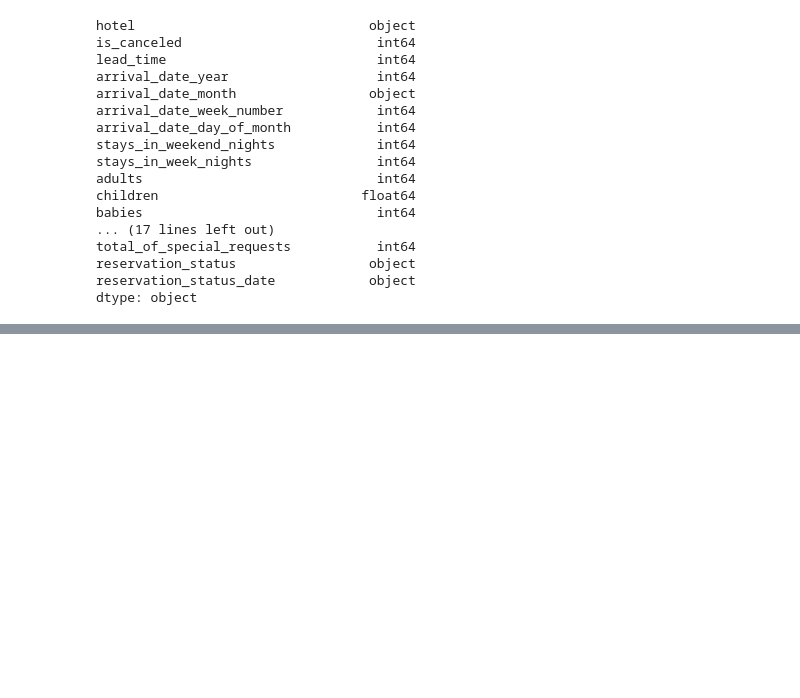
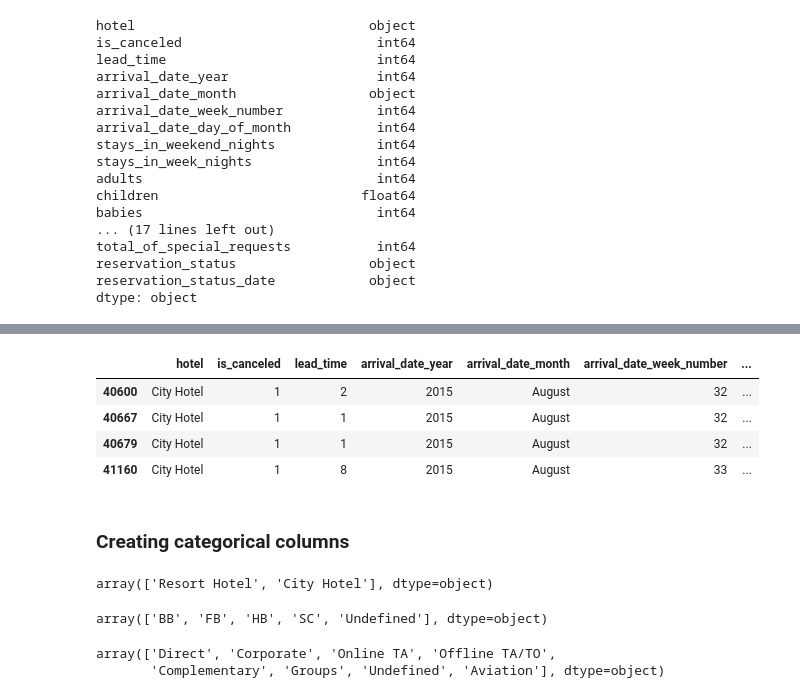
Before and after one commit to vinayvst012/Hotel_Booking---Vinayak-Tigadi, a Jupyter notebook: Hotel_Booking_Analysis_Capstone_Project.ipynb, the cells around one changed output, grey strips where cells are left out. Saved outputs shown, nothing was run; the diff lists cells and outputs as text; code cells hidden in the pictures; blank space fills up the shorter version.

```diff
--- a/Hotel_Booking_Analysis_Capstone_Project.ipynb
+++ b/Hotel_Booking_Analysis_Capstone_Project.ipynb
@@ -64,0 +124,3 @@ dtype: object
+# %%
+#Agent column has NaN value ,Replacing it with 0 - agent values with real data has positive values,thus 0 is considered to be absence of a value
+df['agent'] = df['agent'].fillna(0)
@@ -64,0 +147,5 @@ dtype: object
+# %%
+#Replacing values as NaN in Country column with 'Not Availale'
+
+df['country'].replace(np.NaN,'Not Availabe',inplace=True)
+df.isnull().sum()
@@ -64,0 +170,8 @@ dtype: object
+# %%
+df[df['children'].isna()]
+# %% [output]
+|  | hotel | is_canceled | lead_time | arrival_date_year | arrival_date_month | arrival_date_week_number | ... |
+| 40600 | City Hotel | 1 | 2 | 2015 | August | 32 | ... |
+| 40667 | City Hotel | 1 | 1 | 2015 | August | 32 | ... |
+| 40679 | City Hotel | 1 | 1 | 2015 | August | 32 | ... |
+| 41160 | City Hotel | 1 | 8 | 2015 | August | 33 | ... |
@@ -64,0 +182,17 @@ dtype: object
+# %% [markdown]
+### Creating categorical columns
+# %%
+#Creating categorical columns
+df['hotel'].unique()
+# %% [output]
+array(['Resort Hotel', 'City Hotel'], dtype=object)
+# %%
+
+df['meal'].unique()
+# %% [output]
+array(['BB', 'FB', 'HB', 'SC', 'Undefined'], dtype=object)
+# %%
+df['market_segment'].unique()
+# %% [output]
+array(['Direct', 'Corporate', 'Online TA', 'Offline TA/TO',
+       'Complementary', 'Groups', 'Undefined', 'Aviation'], dtype=object)
```
Also changed, not shown: parts of 17 cells of this notebook.
